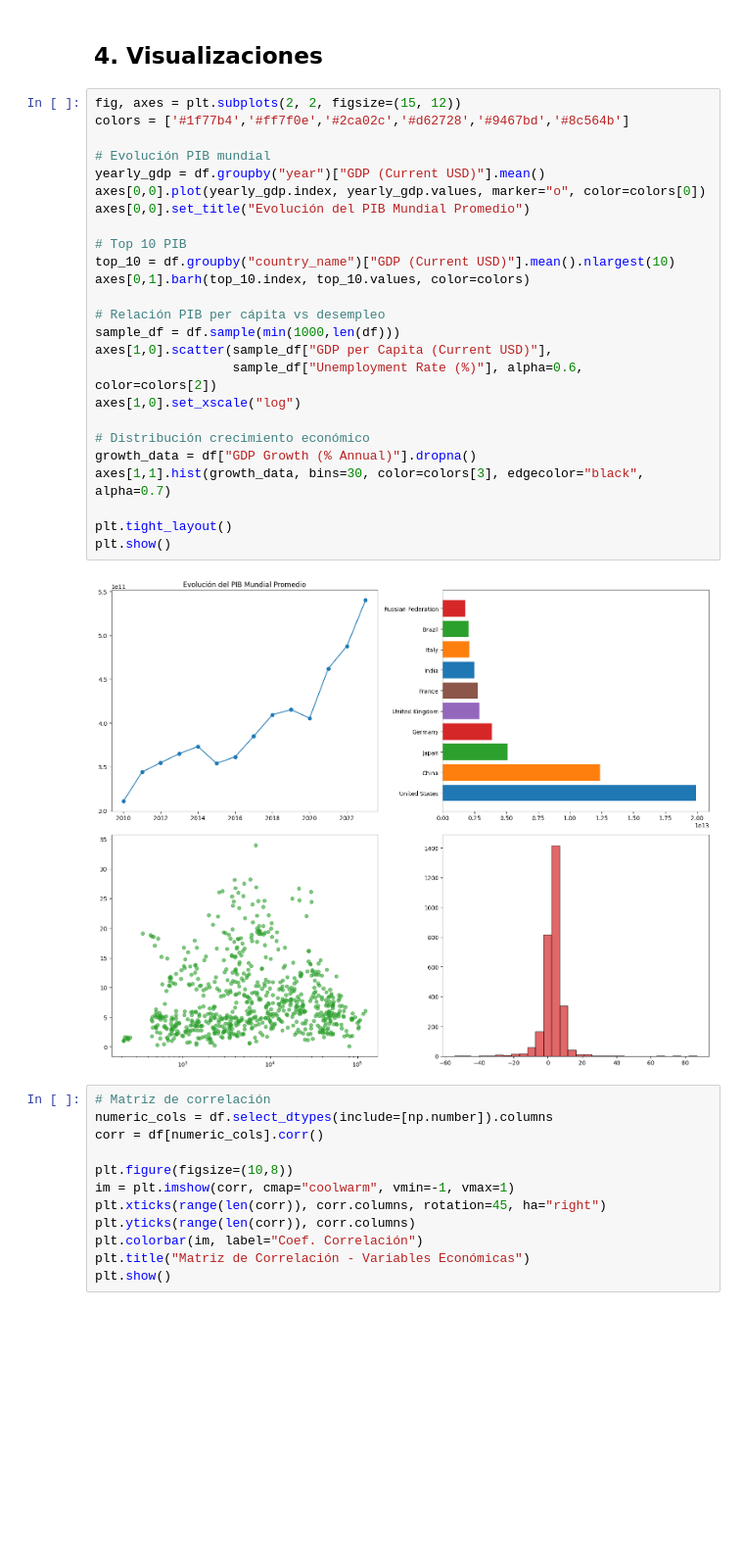
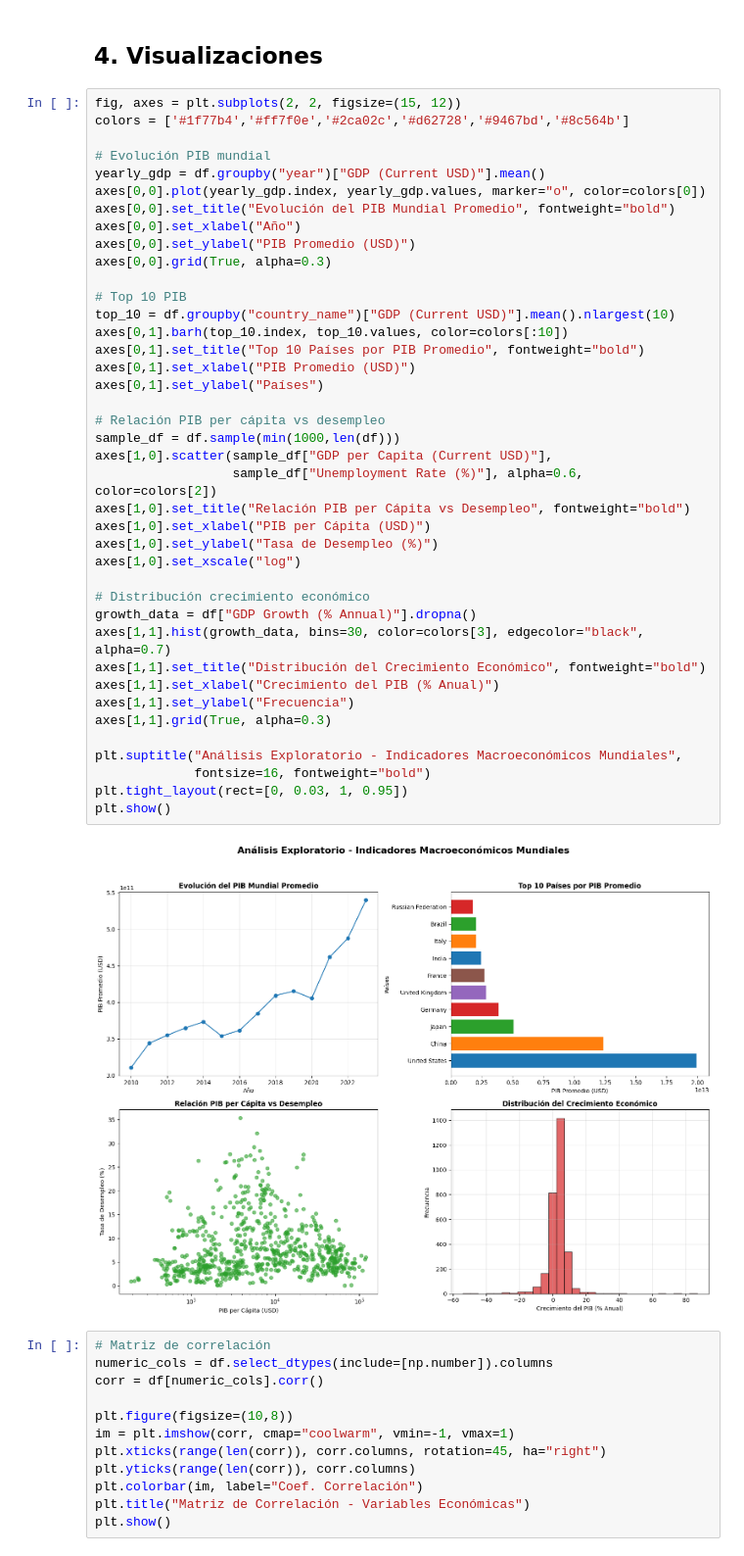
Before and after one commit to Clubbeb/LEC1-Grupo7, a Jupyter notebook: trab.ipynb, the cells around one changed output. Shown at 98% size. Cells and saved outputs as stored; diff of their text form; blank space fills up the shorter version.

Commit message:
cambio visual graficos

```diff
--- a/trab.ipynb
+++ b/trab.ipynb
@@ -199,30 +199,45 @@ Name: GDP Growth (% Annual), dtype: float64
 # %%
 fig, axes = plt.subplots(2, 2, figsize=(15, 12))
 colors = ['#1f77b4','#ff7f0e','#2ca02c','#d62728','#9467bd','#8c564b']
 
 # Evolución PIB mundial
 yearly_gdp = df.groupby("year")["GDP (Current USD)"].mean()
 axes[0,0].plot(yearly_gdp.index, yearly_gdp.values, marker="o", color=colors[0])
-axes[0,0].set_title("Evolución del PIB Mundial Promedio")
+axes[0,0].set_title("Evolución del PIB Mundial Promedio", fontweight="bold")
+axes[0,0].set_xlabel("Año")
+axes[0,0].set_ylabel("PIB Promedio (USD)")
+axes[0,0].grid(True, alpha=0.3)
 
 # Top 10 PIB
 top_10 = df.groupby("country_name")["GDP (Current USD)"].mean().nlargest(10)
-axes[0,1].barh(top_10.index, top_10.values, color=colors)
+axes[0,1].barh(top_10.index, top_10.values, color=colors[:10])
+axes[0,1].set_title("Top 10 Países por PIB Promedio", fontweight="bold")
+axes[0,1].set_xlabel("PIB Promedio (USD)")
+axes[0,1].set_ylabel("Países")
 
 # Relación PIB per cápita vs desempleo
 sample_df = df.sample(min(1000,len(df)))
 axes[1,0].scatter(sample_df["GDP per Capita (Current USD)"],
                   sample_df["Unemployment Rate (%)"], alpha=0.6, color=colors[2])
+axes[1,0].set_title("Relación PIB per Cápita vs Desempleo", fontweight="bold")
+axes[1,0].set_xlabel("PIB per Cápita (USD)")
+axes[1,0].set_ylabel("Tasa de Desempleo (%)")
 axes[1,0].set_xscale("log")
 
 # Distribución crecimiento económico
 growth_data = df["GDP Growth (% Annual)"].dropna()
 axes[1,1].hist(growth_data, bins=30, color=colors[3], edgecolor="black", alpha=0.7)
+axes[1,1].set_title("Distribución del Crecimiento Económico", fontweight="bold")
+axes[1,1].set_xlabel("Crecimiento del PIB (% Anual)")
+axes[1,1].set_ylabel("Frecuencia")
+axes[1,1].grid(True, alpha=0.3)
 
-plt.tight_layout()
+plt.suptitle("Análisis Exploratorio - Indicadores Macroeconómicos Mundiales",
+             fontsize=16, fontweight="bold")
+plt.tight_layout(rect=[0, 0.03, 1, 0.95])
 plt.show()
 # %% [output]
-[figure, old version]
+[figure, new version]
 # %%
 # Matriz de correlación
 numeric_cols = df.select_dtypes(include=[np.number]).columns
```
Also changed, not shown: parts of 1 cell of this notebook.
